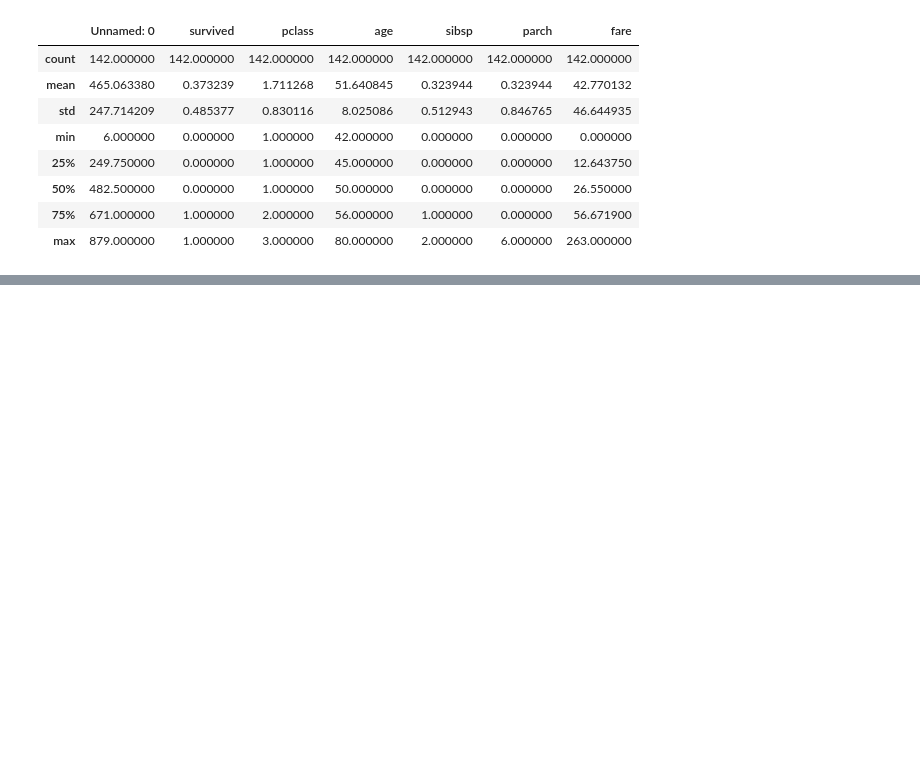
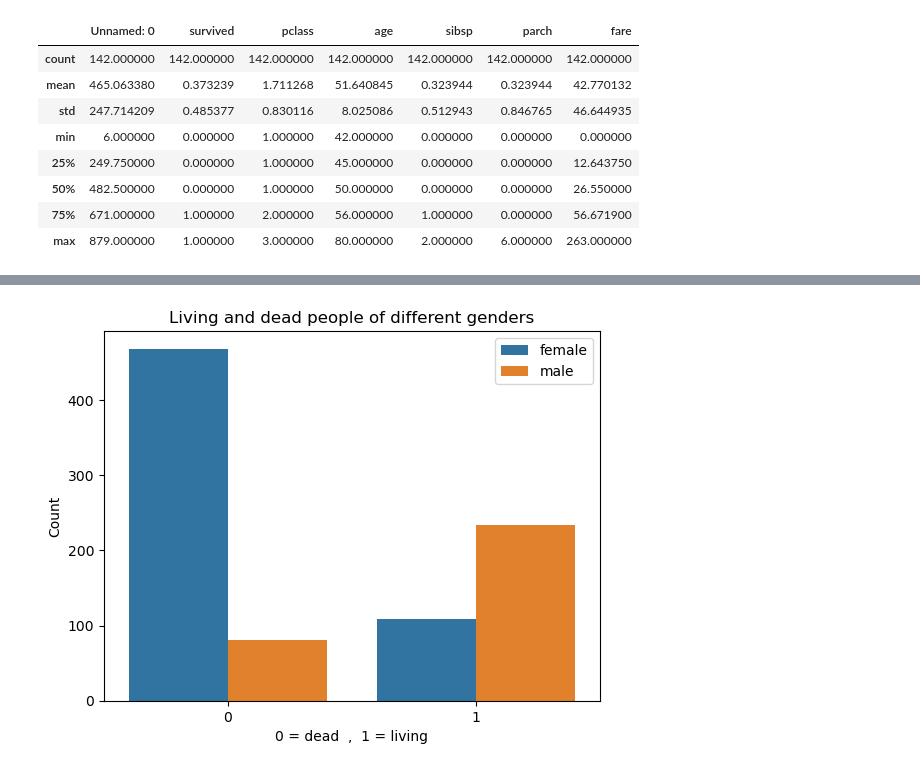
Before and after one commit to motahare-M0r/Titanic-Analysis, a Jupyter notebook: Titanic.ipynb, the cells around one changed output, grey strips where cells are left out. Saved outputs shown, nothing was run; the diff lists cells and outputs as text; code cells hidden in the pictures; blank space fills up the shorter version.

```diff
--- a/Titanic.ipynb
+++ b/Titanic.ipynb
@@ -97,0 +136,12 @@ Name: count, dtype: int64
+# %%
+# 2 : Living and dead people of different genders
+
+sns.countplot(data=titanic, x="survived", hue="sex")
+
+plt.xlabel("0 = dead  ,  1 = living")
+plt.ylabel("Count")
+plt.title("Living and dead people of different genders")
+plt.legend(["female", "male"])
+plt.show()
+# %% [output]
+[figure, added]
```
Also changed, not shown: parts of 7 cells of this notebook, 1 other file.
